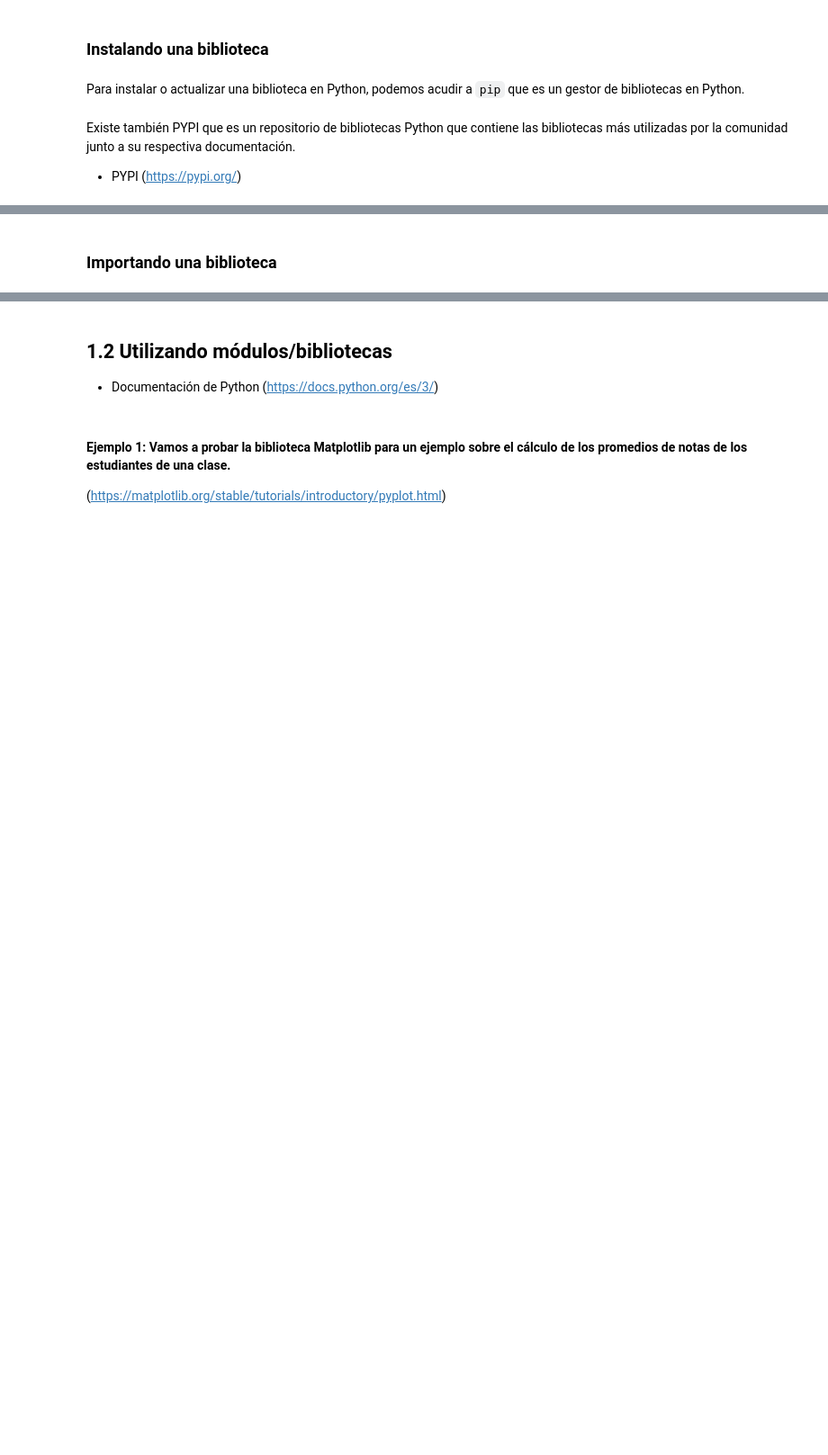
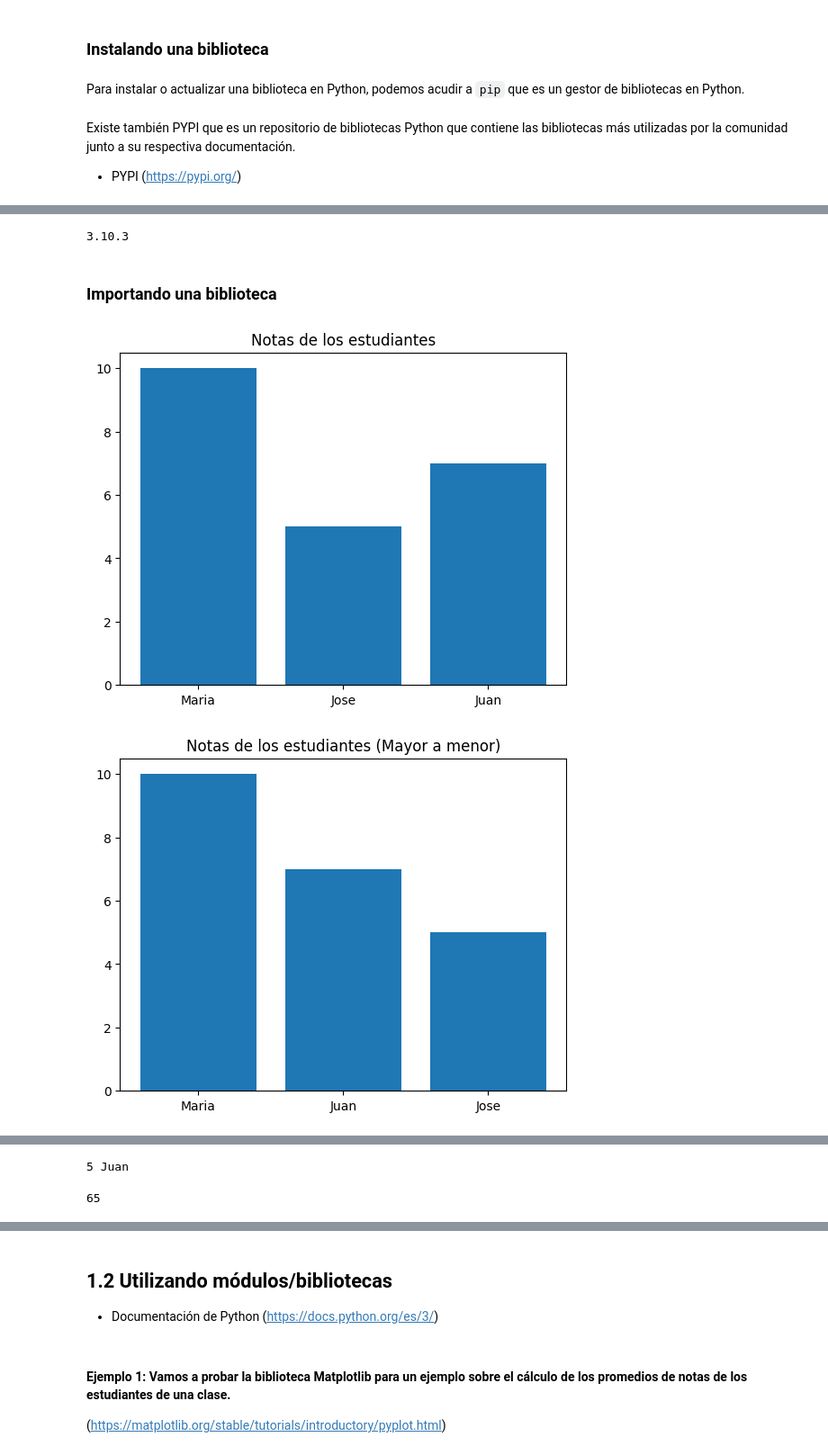
Before and after one commit to Zerogm195/Prueba-Python, a Jupyter notebook: Python_para_Data_Science.ipynb, the cells around one changed output, grey strips where cells are left out. Shown at 90% size. Saved outputs shown, nothing was run; the diff lists cells and outputs as text; code cells hidden in the pictures; blank space fills up the shorter version.

```diff
--- a/Python_para_Data_Science.ipynb
+++ b/Python_para_Data_Science.ipynb
@@ -23,2 +42,34 @@ Existe también PYPI que es un repositorio de bibliotecas Python que contiene la
+# %%
+import matplotlib
+
+print(matplotlib.__version__)
+# %% [output]
+3.10.3
 # %% [markdown]
 ### Importando una biblioteca
+# %%
+import matplotlib.pyplot as plt
+
+estudiantes = ["Maria", "Jose", "Juan"]
+notas = [10, 5, 7]
+
+notas_ordenadas_Mam, estudiantes_ordenadas_Mam = zip(*sorted(zip(notas, estudiantes),reverse=True))
+notas_ordenadas_maM, estudiantes_ordenadas_mAM = zip(*sorted(zip(notas, estudiantes)))
+
+plt.bar(x=estudiantes, height=notas)
+plt.title("Notas de los estudiantes")
+plt.show()
+
+plt.bar(x=estudiantes_ordenadas_Mam, height=notas_ordenadas_Mam)
+plt.title("Notas de los estudiantes (Mayor a menor)")
+plt.show()
+
+plt.bar(x=estudiantes_ordenadas_mAM, height=notas_ordenadas_maM)
+plt.title("Notas de los estudiantes (Menor a mayor)")
+plt.show()
+
+#print(notas_ordenadas)
+#print(estudiantes_ordenadas)
+# %% [output]
+[figure, added]
+[figure, added]
@@ -24,0 +77,13 @@ Existe también PYPI que es un repositorio de bibliotecas Python que contiene la
+# %%
+import random
+
+ntrd = random.choice(notas)
+etrd = random.choice(estudiantes)
+
+print(ntrd, etrd)
+# %% [output]
+5 Juan
+# %%
+random.randint(1,100)
+# %% [output]
+65
```
Also changed, not shown: parts of 5 cells of this notebook.
